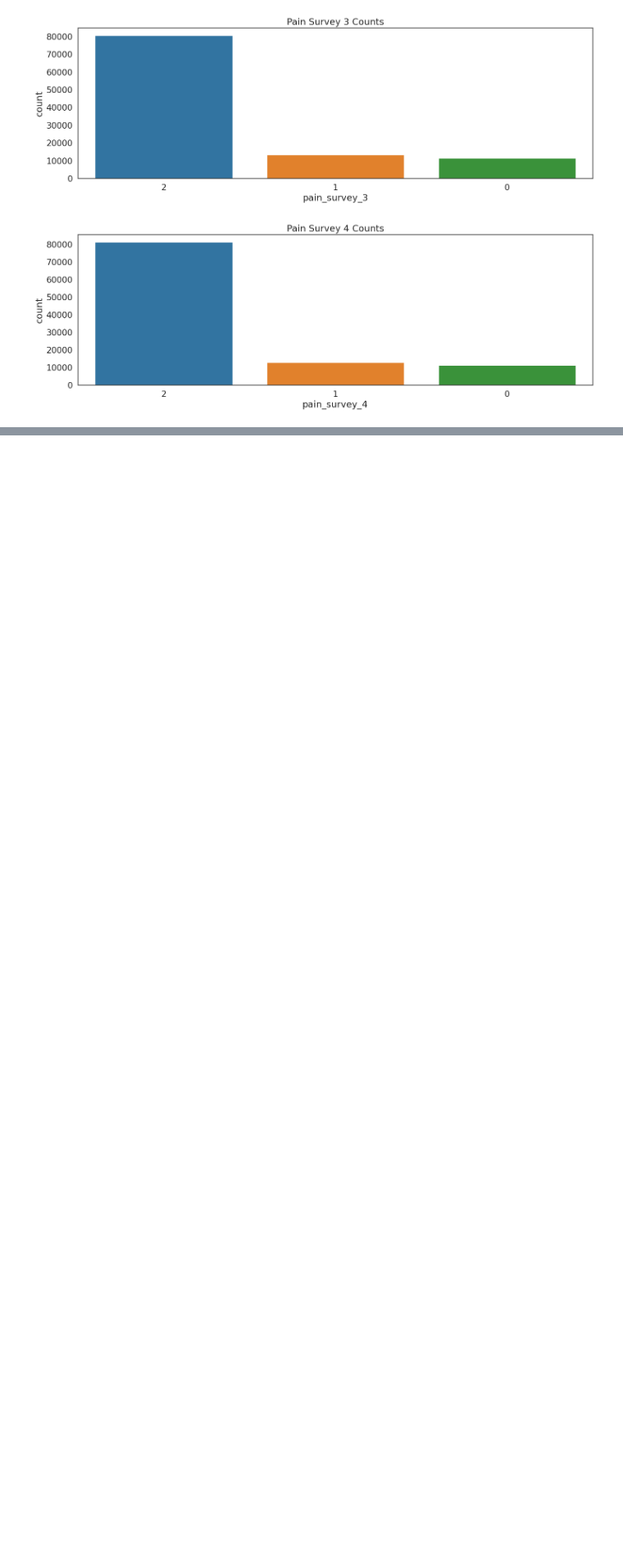
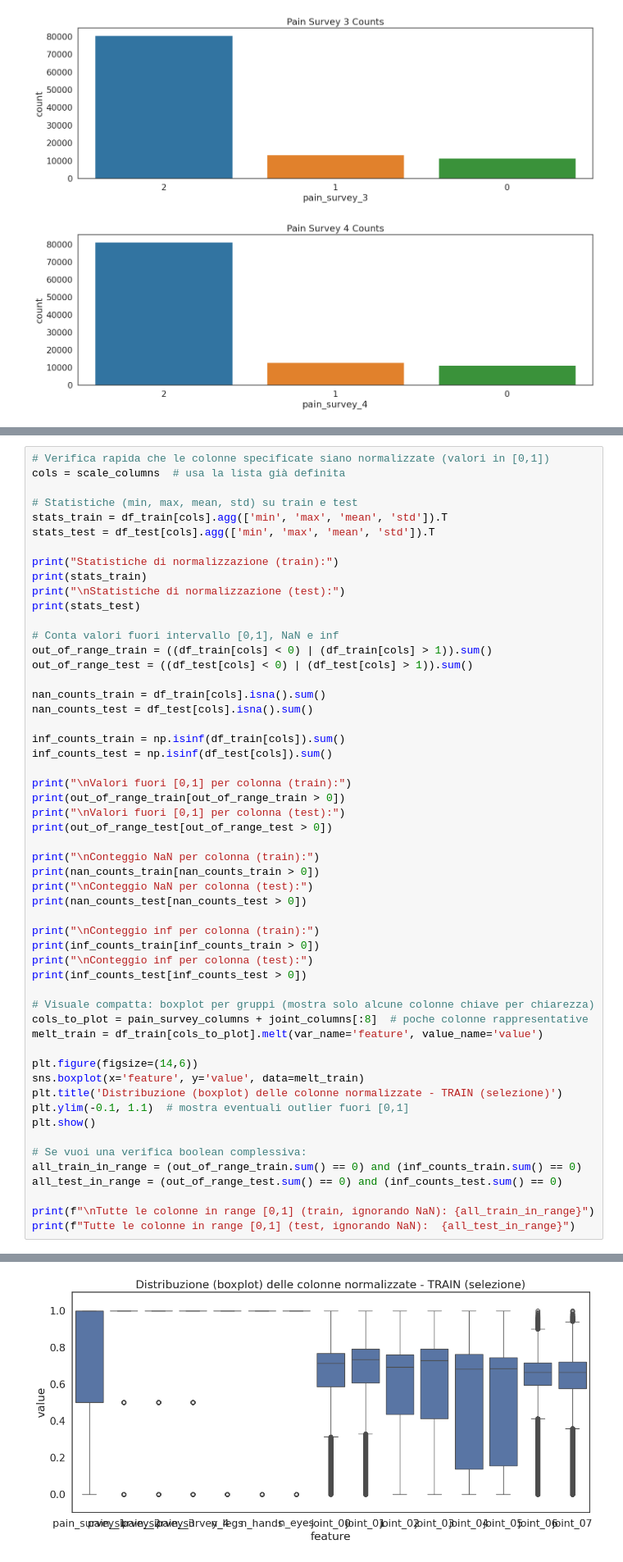
Before and after one commit to FedericoQuartieri/ANN, a Jupyter notebook: ANN.ipynb, the cells around one changed output, grey strips where cells are left out. Shown at 82% size. Cells and saved outputs as stored; diff of their text form; blank space fills up the shorter version.

```diff
--- a/ANN.ipynb
+++ b/ANN.ipynb
@@ -294,0 +432,55 @@ print(f'Test set shape: {df_test.shape}')
+# %%
+# Verifica rapida che le colonne specificate siano normalizzate (valori in [0,1])
+cols = scale_columns  # usa la lista già definita
+
+# Statistiche (min, max, mean, std) su train e test
+stats_train = df_train[cols].agg(['min', 'max', 'mean', 'std']).T
+stats_test = df_test[cols].agg(['min', 'max', 'mean', 'std']).T
+
+print("Statistiche di normalizzazione (train):")
+print(stats_train)
+print("\nStatistiche di normalizzazione (test):")
+print(stats_test)
+
+# Conta valori fuori intervallo [0,1], NaN e inf
+out_of_range_train = ((df_train[cols] < 0) | (df_train[cols] > 1)).sum()
+out_of_range_test = ((df_test[cols] < 0) | (df_test[cols] > 1)).sum()
+
+nan_counts_train = df_train[cols].isna().sum()
+nan_counts_test = df_test[cols].isna().sum()
+
+inf_counts_train = np.isinf(df_train[cols]).sum()
+inf_counts_test = np.isinf(df_test[cols]).sum()
+
+print("\nValori fuori [0,1] per colonna (train):")
+print(out_of_range_train[out_of_range_train > 0])
+print("\nValori fuori [0,1] per colonna (test):")
+print(out_of_range_test[out_of_range_test > 0])
+
+print("\nConteggio NaN per colonna (train):")
+print(nan_counts_train[nan_counts_train > 0])
+print("\nConteggio NaN per colonna (test):")
+print(nan_counts_test[nan_counts_test > 0])
+
+print("\nConteggio inf per colonna (train):")
+print(inf_counts_train[inf_counts_train > 0])
+print("\nConteggio inf per colonna (test):")
+print(inf_counts_test[inf_counts_test > 0])
+
+# Visuale compatta: boxplot per gruppi (mostra solo alcune colonne chiave per chiarezza)
+cols_to_plot = pain_survey_columns + joint_columns[:8]  # poche colonne rappresentative
+melt_train = df_train[cols_to_plot].melt(var_name='feature', value_name='value')
+
+plt.figure(figsize=(14,6))
+sns.boxplot(x='feature', y='value', data=melt_train)
+plt.title('Distribuzione (boxplot) delle colonne normalizzate - TRAIN (selezione)')
+plt.ylim(-0.1, 1.1)  # mostra eventuali outlier fuori [0,1]
+plt.show()
+
+# Se vuoi una verifica boolean complessiva:
+all_train_in_range = (out_of_range_train.sum() == 0) and (inf_counts_train.sum() == 0)
+all_test_in_range = (out_of_range_test.sum() == 0) and (inf_counts_test.sum() == 0)
+
+print(f"\nTutte le colonne in range [0,1] (train, ignorando NaN): {all_train_in_range}")
+print(f"Tutte le colonne in range [0,1] (test, ignorando NaN):  {all_test_in_range}")
+# %% [output]
@@ -294,0 +504 @@ print(f'Test set shape: {df_test.shape}')
+[figure, added]
```
Also changed, not shown: parts of 37 cells of this notebook, 2 other files.
